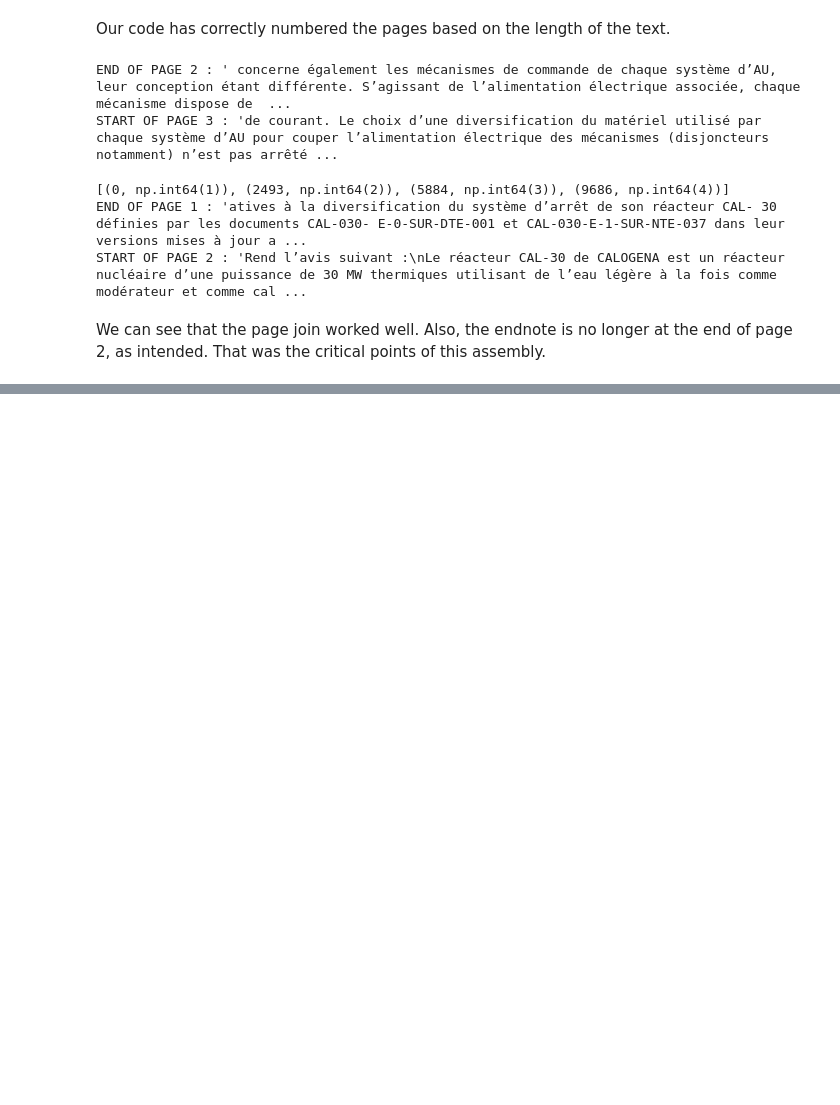
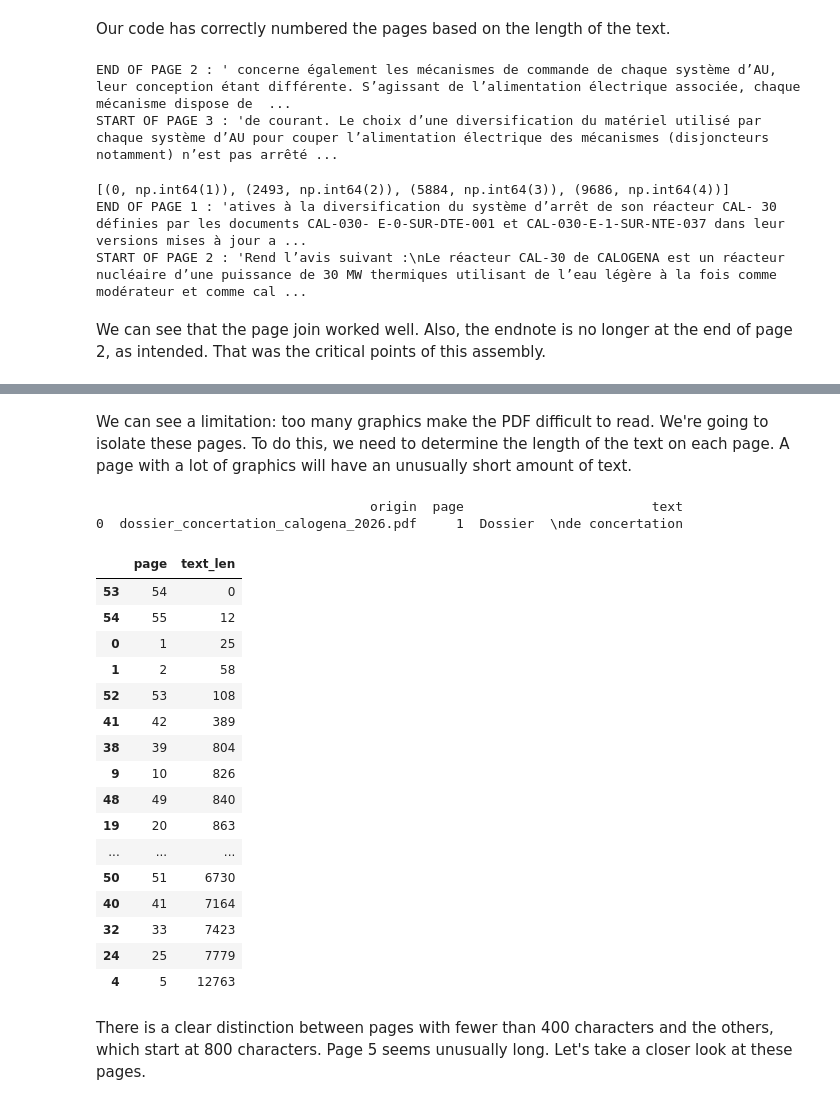
Before and after one commit to Al-Vt/Calogena-RAG, a Jupyter notebook: 01_exploratory.ipynb, the cells around one changed output, grey strips where cells are left out. Cells and saved outputs as stored; diff of their text form; code cells hidden in the pictures; blank space fills up the shorter version.

Commit message:
Colagena Consultation report done

```diff
--- a/01_exploratory.ipynb
+++ b/01_exploratory.ipynb
@@ -836,0 +860,5 @@ So, for now, we're done with the data engineering for these two PDFs. Let's move
+# %%
+consultation_path = raw_path / "dossier_concertation_calogena_2026.pdf"
+
+df_consultation = pd.DataFrame(register_pdf(consultation_path, mode="plain"))
+print(repr(df_consultation.iloc[10][:10000]))
@@ -836,0 +871,31 @@ So, for now, we're done with the data engineering for these two PDFs. Let's move
+# %% [markdown]
+We can see a limitation: too many graphics make the PDF difficult to read. We're going to isolate these pages.
+To do this, we need to determine the length of the text on each page. A page with a lot of graphics will have an unusually short amount of text.
+# %%
+print(df_consultation.head(1))
+# %% [output]
+                                   origin  page                        text
+0  dossier_concertation_calogena_2026.pdf     1  Dossier  \nde concertation
+# %%
+df_consultation["text_len"] = df_consultation["text"].str.len()
+df_consultation[["page", "text_len"]].sort_values("text_len")
+# %% [output]
+|  | page | text_len |
+| 53 | 54 | 0 |
+| 54 | 55 | 12 |
+| 0 | 1 | 25 |
+| 1 | 2 | 58 |
+| 52 | 53 | 108 |
+| 41 | 42 | 389 |
+| 38 | 39 | 804 |
+| 9 | 10 | 826 |
+| 48 | 49 | 840 |
+| 19 | 20 | 863 |
+| ... | ... | ... |
+| 50 | 51 | 6730 |
+| 40 | 41 | 7164 |
+| 32 | 33 | 7423 |
+| 24 | 25 | 7779 |
+| 4 | 5 | 12763 |
+# %% [markdown]
+There is a clear distinction between pages with fewer than 400 characters and the others, which start at 800 characters. Page 5 seems unusually long. Let's take a closer look at these pages.
```
Also changed, not shown: parts of 37 cells of this notebook, 1 other file.
